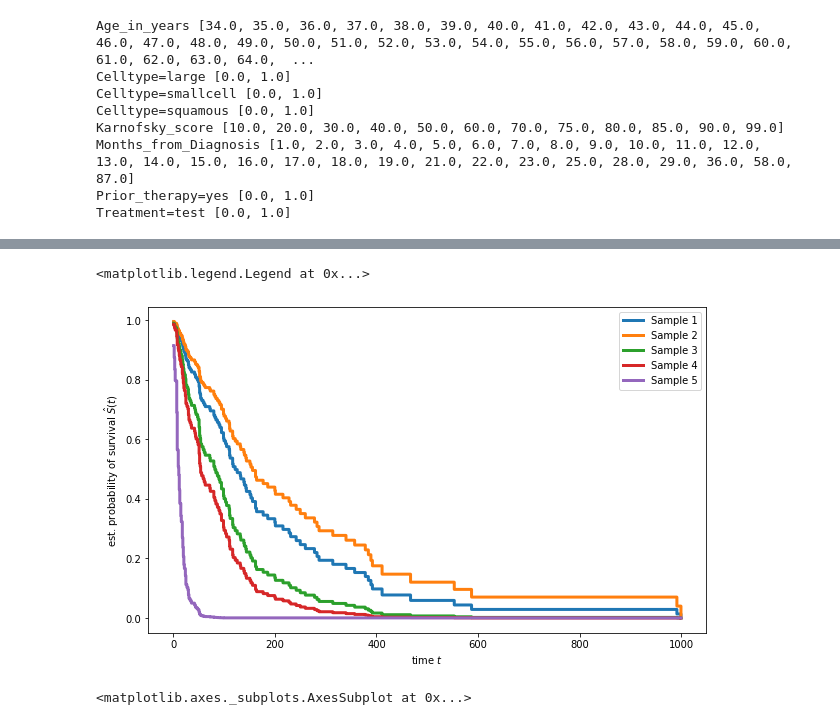
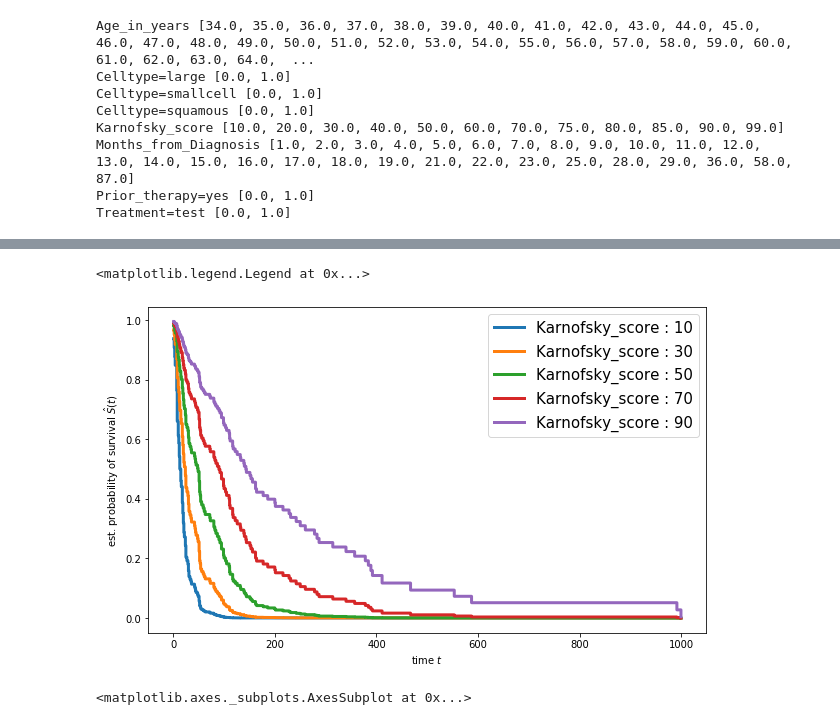
Before and after one commit to hyeok-jong/SNU_surv, a Jupyter notebook: survival_analysis.ipynb, the cells around one changed output, grey strips where cells are left out. Cells and saved outputs as stored; diff of their text form; code cells hidden in the pictures.

```diff
--- a/survival_anal.ipynb
+++ b/survival_analysis.ipynb
@@ -117,0 +150,13 @@ x_new
+# %%
+sample_dict = dict()
+
+for idx, con in enumerate(range(10, 100, 20)):
+    sample_dict[idx] = [80, 0, 1, 0, con, 1, 1, 1]
+
+
+x_new = pd.DataFrame.from_dict(sample_dict,
+     columns=data_x_numeric.columns, orient='index')
+
+
+
+x_new
@@ -118,18 +170,18 @@ x_new
 # %%
 import numpy as np
 plt.figure(figsize = (10, 6))
 
 pred_surv = estimator.predict_survival_function(x_new)
 time_points = np.arange(1, 1000)
 for i, surv_func in enumerate(pred_surv):
     plt.step(time_points, surv_func(time_points), where="post",
-             label="Sample %d" % (i + 1), linewidth = 3)
+             label=f'Karnofsky_score : {list(range(10, 100, 20))[i]}', linewidth = 3)
 plt.ylabel("est. probability of survival $\hat{S}(t)$")
 plt.xlabel("time $t$")
-plt.legend(loc="best")
+plt.legend(loc="best", fontsize = 15)
 # %% [output]
 <matplotlib.legend.Legend at 0x...>
-[figure, old version]
+[figure, new version]
 # %%
 import lifelines
 # %%
```
Also changed, not shown: parts of 7 cells of this notebook, 1 other file.
